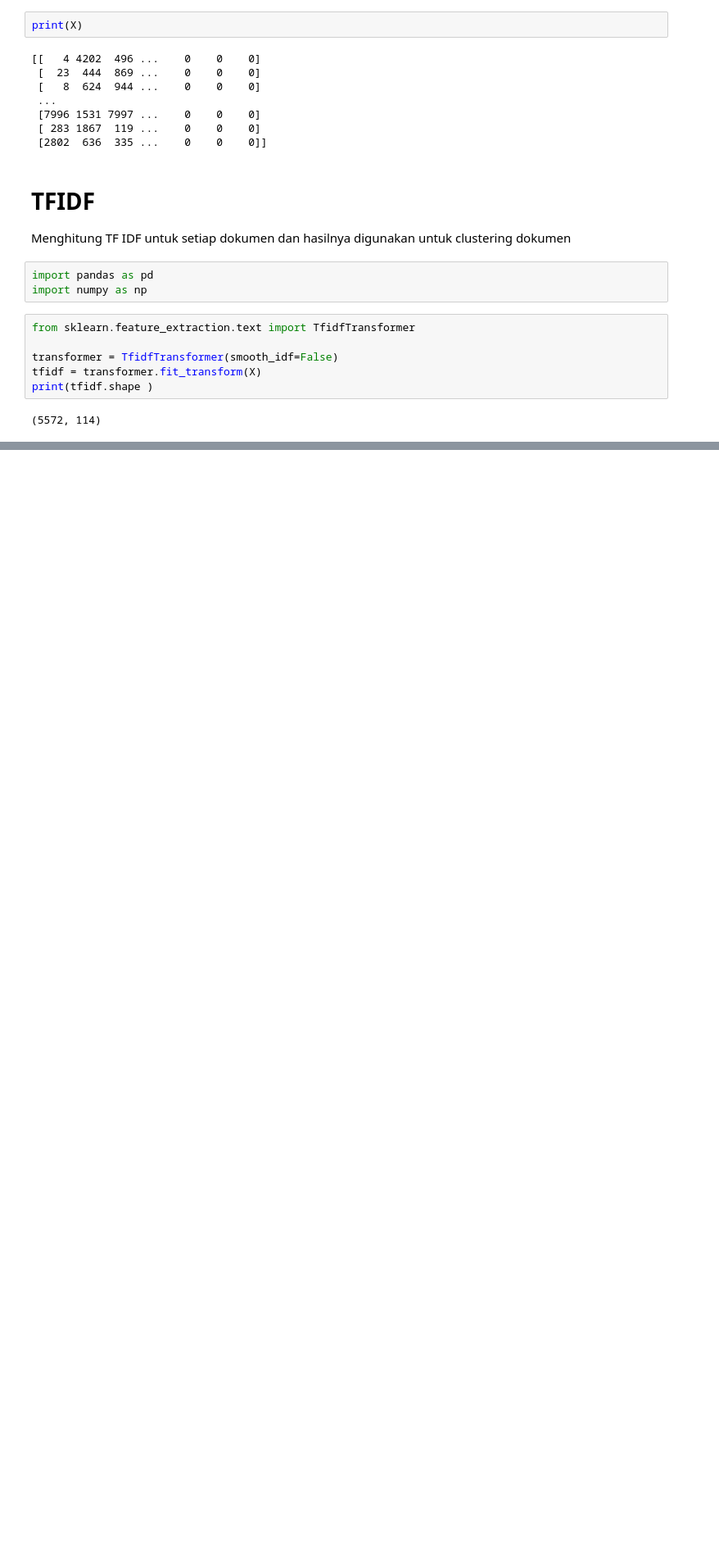
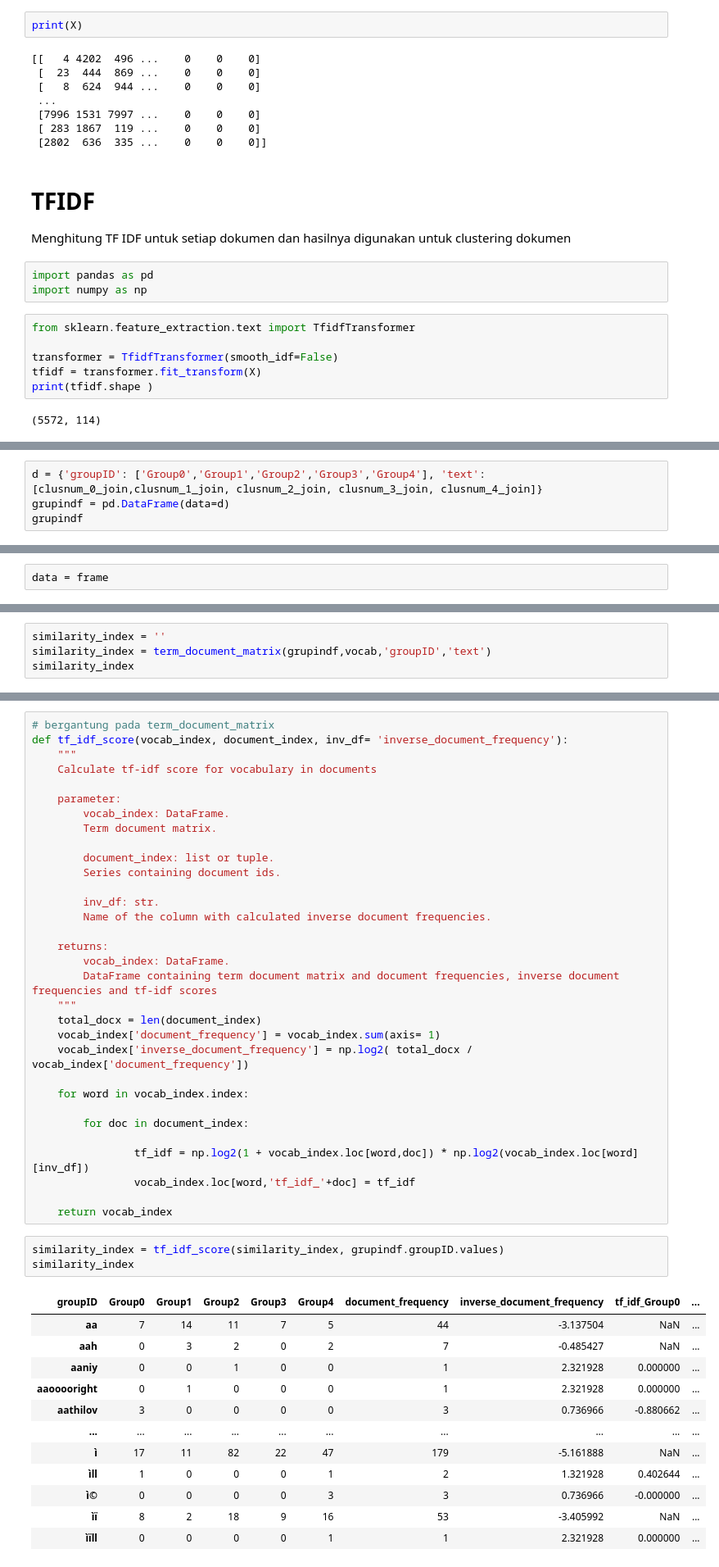
Before and after one commit to calvinadelbert/STBI-2-1, a Jupyter notebook: src/TF_DF_GROUP_SPAM_DATASET_WORD_EMBED_GLOVE_STBI_PROYEK.ipynb, the cells around one changed output, grey strips where cells are left out. Shown at 82% size. Saved outputs shown, nothing was run; the diff lists cells and outputs as text; blank space fills up the shorter version.

```diff
--- a/src/TF_DF_GROUP_SPAM_DATASET_WORD_EMBED_GLOVE_STBI_PROYEK.ipynb
+++ b/src/TF_DF_GROUP_SPAM_DATASET_WORD_EMBED_GLOVE_STBI_PROYEK.ipynb
@@ -302,0 +406,4 @@ print(tfidf.shape )
+# %%
+d = {'groupID': ['Group0','Group1','Group2','Group3','Group4'], 'text': [clusnum_0_join,clusnum_1_join, clusnum_2_join, clusnum_3_join, clusnum_4_join]}
+grupindf = pd.DataFrame(data=d)
+grupindf
@@ -302,0 +444,2 @@ print(tfidf.shape )
+# %%
+data = frame
@@ -302,0 +478,4 @@ print(tfidf.shape )
+# %%
+similarity_index = ''
+similarity_index = term_document_matrix(grupindf,vocab,'groupID','text')
+similarity_index
@@ -302,0 +496,48 @@ print(tfidf.shape )
+# %%
+# bergantung pada term_document_matrix
+def tf_idf_score(vocab_index, document_index, inv_df= 'inverse_document_frequency'):
+    """
+    Calculate tf-idf score for vocabulary in documents
+
+    parameter:
+        vocab_index: DataFrame.
+        Term document matrix.
+
+        document_index: list or tuple.
+        Series containing document ids.
+
+        inv_df: str.
+        Name of the column with calculated inverse document frequencies.
+
+    returns:
+        vocab_index: DataFrame.
+        DataFrame containing term document matrix and document frequencies, inverse document frequencies and tf-idf scores
+    """
+    total_docx = len(document_index)
+    vocab_index['document_frequency'] = vocab_index.sum(axis= 1)
+    vocab_index['inverse_document_frequency'] = np.log2( total_docx / vocab_index['document_frequency'])
+
+    for word in vocab_index.index:
+
+        for doc in document_index:
+
+                tf_idf = np.log2(1 + vocab_index.loc[word,doc]) * np.log2(vocab_index.loc[word][inv_df])
+                vocab_index.loc[word,'tf_idf_'+doc] = tf_idf
+
+    return vocab_index
+# %%
+similarity_index = tf_idf_score(similarity_index, grupindf.groupID.values)
+similarity_index
+# %% [output]
+| groupID | Group0 | Group1 | Group2 | Group3 | Group4 | document_frequency | inverse_document_frequency | tf_idf_Group0 | ... |
+| aa | 7 | 14 | 11 | 7 | 5 | 44 | -3.137504 | NaN | ... |
+| aah | 0 | 3 | 2 | 0 | 2 | 7 | -0.485427 | NaN | ... |
+| aaniy | 0 | 0 | 1 | 0 | 0 | 1 | 2.321928 | 0.000000 | ... |
+| aaooooright | 0 | 1 | 0 | 0 | 0 | 1 | 2.321928 | 0.000000 | ... |
+| aathilov | 3 | 0 | 0 | 0 | 0 | 3 | 0.736966 | -0.880662 | ... |
+| ... | ... | ... | ... | ... | ... | ... | ... | ... | ... |
+| ì | 17 | 11 | 82 | 22 | 47 | 179 | -5.161888 | NaN | ... |
+| ìll | 1 | 0 | 0 | 0 | 1 | 2 | 1.321928 | 0.402644 | ... |
+| ì© | 0 | 0 | 0 | 0 | 3 | 3 | 0.736966 | -0.000000 | ... |
+| ìï | 8 | 2 | 18 | 9 | 16 | 53 | -3.405992 | NaN | ... |
+| ìïll | 0 | 0 | 0 | 0 | 1 | 1 | 2.321928 | 0.000000 | ... |
```
Also changed, not shown: parts of 32 cells of this notebook.
